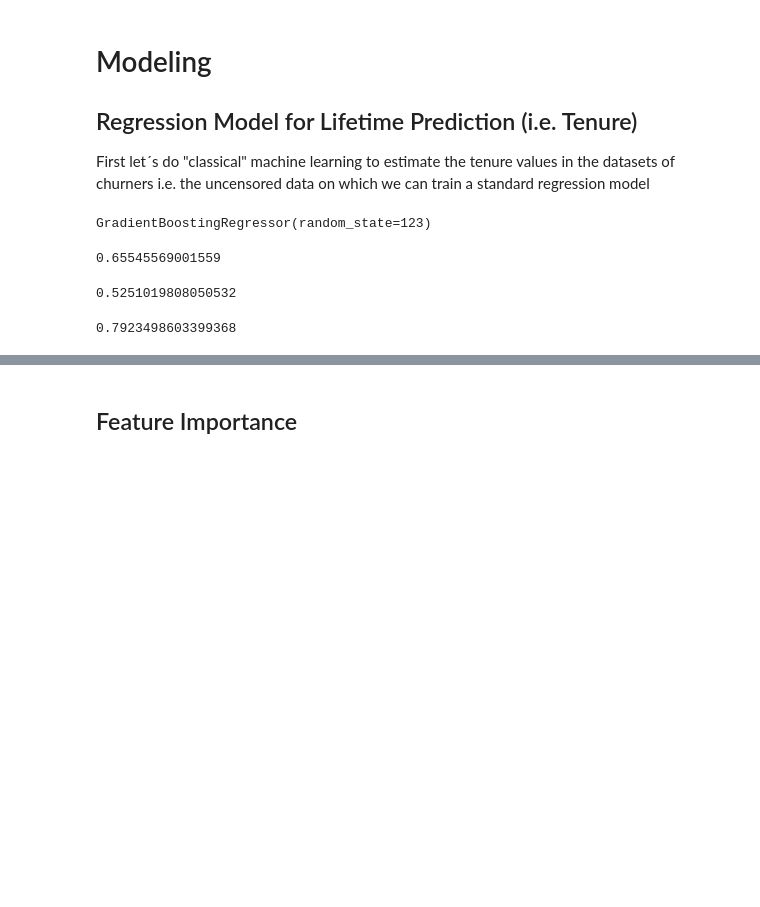
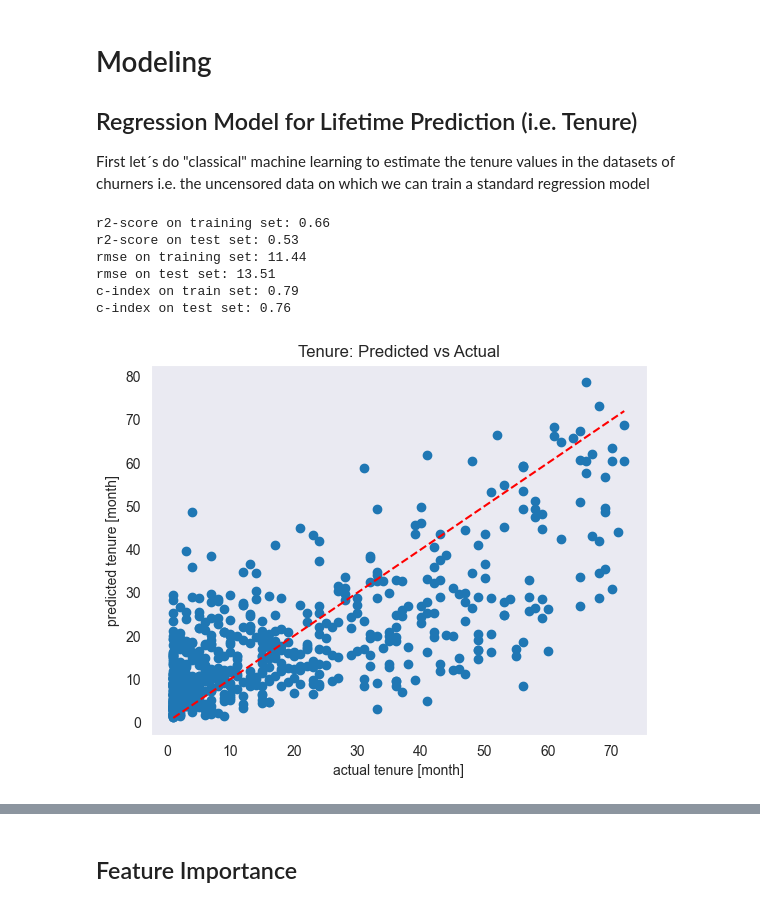
Before and after one commit to Sebastian1981/CBM_Survival_Analysis, a Jupyter notebook: poc.ipynb, the cells around one changed output, grey strips where cells are left out. Drawn from its saved outputs; the diff is of its cells as text; code cells hidden in the pictures; blank space fills up the shorter version.

Commit message:
update regression model class

```diff
--- a/poc.ipynb
+++ b/poc.ipynb
@@ -111,7 +114,11 @@ plt.show()
 
 First let´s do "classical" machine learning to estimate the tenure values in the datasets of churners i.e. the uncensored data on which we can train a standard regression model
 # %%
+import numpy as np
+import matplotlib.pyplot as plt
 from sklearn.ensemble import GradientBoostingRegressor
+from sklearn.metrics import mean_squared_error, r2_score
+from lifelines.utils import concordance_index
 
 class LifetimeRegressionModel:
     def __init__(self, train_dataset: pd.DataFrame, test_dataset: pd.DataFrame, seed: int):
@@ -142,9 +149,41 @@ class LifetimeRegressionModel:
         self.get_feature_names()
         self.separate_features_and_target()
         self.model = GradientBoostingRegressor(random_state=self.seed).fit(self.X_train, self.y_train)
+
+    def evaluate_model(self):
+        print('r2-score on training set: {:.2f}'.format(r2_score(self.y_train, self.model.predict(lrm.X_train))))
+        print('r2-score on test set: {:.2f}'.format(r2_score(self.y_test, self.model.predict(lrm.X_test))))
+        print('rmse on training set: {:.2f}'.format(np.sqrt(mean_squared_error(self.y_train, self.model.predict(lrm.X_train)))))
+        print('rmse on test set: {:.2f}'.format(np.sqrt(mean_squared_error(self.y_test, self.model.predict(lrm.X_test)))))
+        print('c-index on train set: {:.2f}'.format(concordance_index(event_times=self.y_train, predicted_scores=self.model.predict(self.X_train))))
+        print('c-index on test set: {:.2f}'.format(concordance_index(event_times=self.y_test, predicted_scores=self.model.predict(self.X_test))))
+
+    def visualize_model_prediction(self):
+        plt.scatter(x=self.y_test, y=lrm.model.predict(self.X_test))
+        plt.plot([min(self.y_test), max(self.y_test)], [min(self.y_test), max(self.y_test)], color='red', linestyle='--')
+        plt.title('Tenure: Predicted vs Actual')
+        plt.xlabel('actual tenure [month]')
+        plt.ylabel('predicted tenure [month]')
+        plt.grid()
+        plt.show()
 # %%
+# instantiate model
 lrm = LifetimeRegressionModel(
     train_dataset=data.churn_df_uncensored_train,
     test_dataset=data.churn_df_uncensored_test,
     seed=123
 )
+# build model
+lrm.build_model()
+# evaluate model
+lrm.evaluate_model()
+# visualize model
+lrm.visualize_model_prediction()
+# %% [output]
+r2-score on training set: 0.66
+r2-score on test set: 0.53
+rmse on training set: 11.44
+rmse on test set: 13.51
+c-index on train set: 0.79
+c-index on test set: 0.76
+[figure, added]
@@ -153,19 +189,0 @@ lrm.build_model()
-# %%
-lrm.model
-# %% [output]
-GradientBoostingRegressor(random_state=123)
-# %%
-# r2 score on training set
-r2_score(lrm.y_train, lrm.model.predict(lrm.X_train))
-# %% [output]
-0.65545569001559
-# %%
-# r2 score on test set
-r2_score(y_test, reg.predict(X_test))
-# %% [output]
-0.5251019808050532
-# %%
-# concordance index on training set
-concordance_index(event_times=y_train, predicted_scores=reg.predict(X_train))
-# %% [output]
-0.7923498603399368
```
Also changed, not shown: parts of 6 cells of this notebook.
